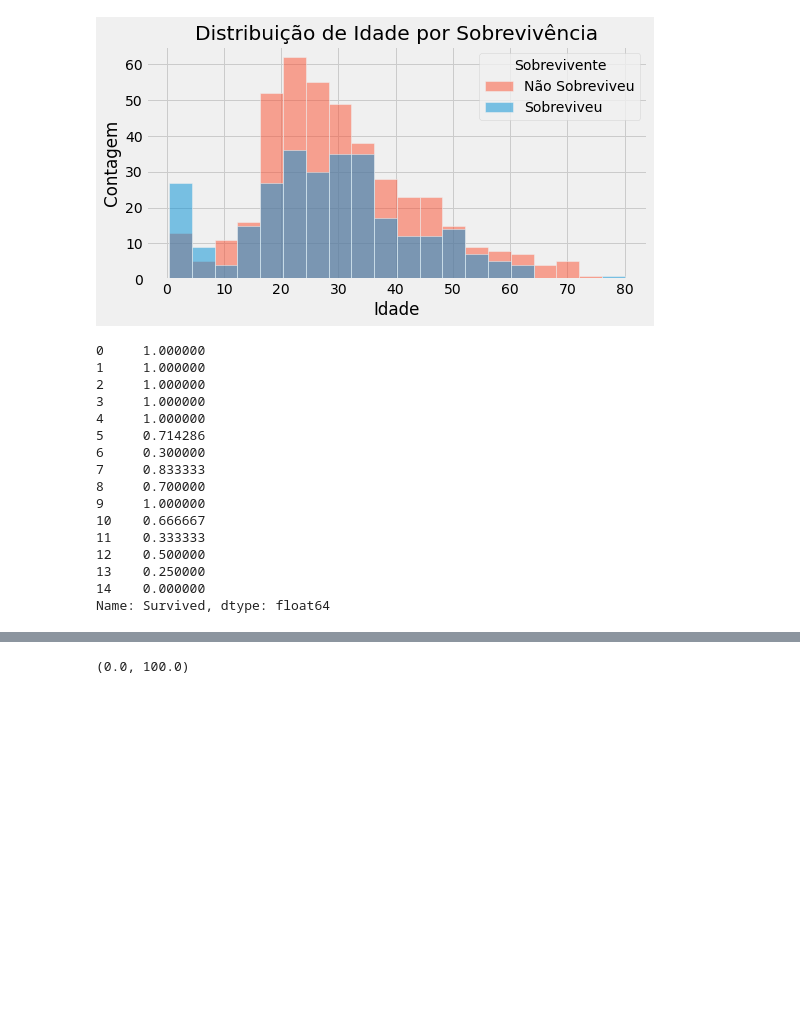
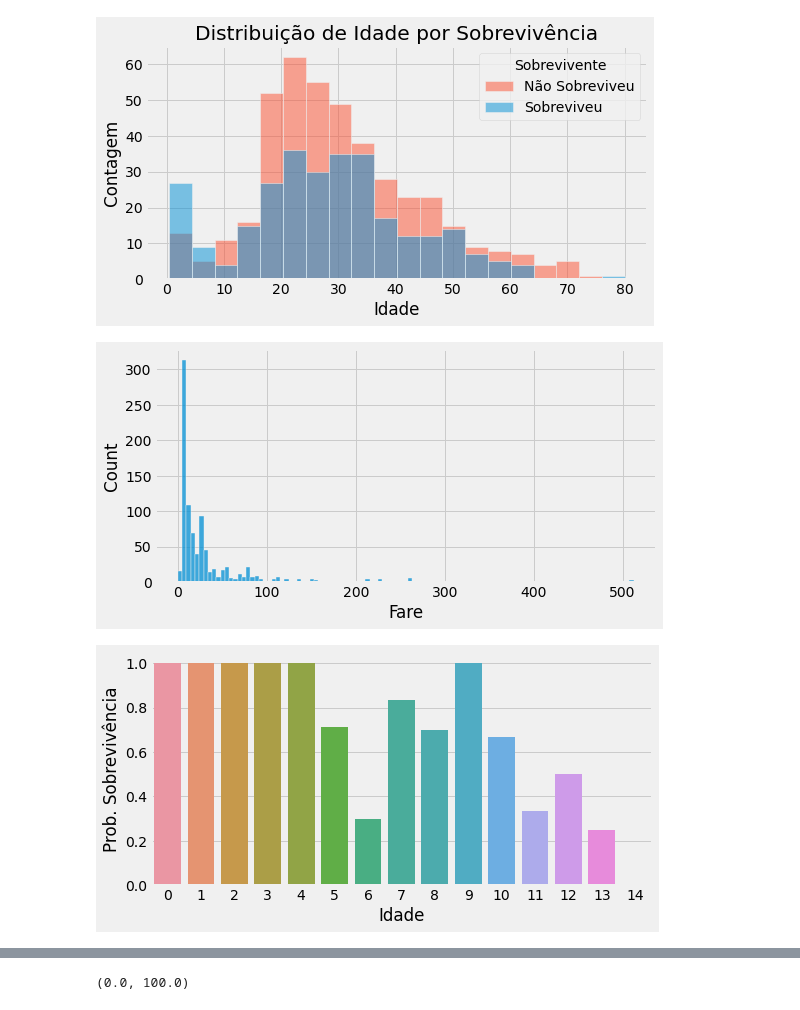
Before and after one commit to MarcosEduard0/Competicao-Tatanic, a Jupyter notebook: Análise do Titanic.ipynb, the cells around one changed output, grey strips where cells are left out. Drawn from its saved outputs; the diff is of its cells as text; code cells hidden in the pictures; blank space fills up the shorter version.

```diff
--- a/Análise do Titanic.ipynb
+++ b/Análise do Titanic.ipynb
@@ -226,22 +219,18 @@ plt.title('Distribuição de Idade por Sobrevivência')
 plt.show()
 # %% [output]
 [figure]
+# %%
+plt.figure(figsize=(8, 4))
+sns.histplot(data=treino, x='Fare')
+plt.show()
+# %% [output]
+[figure, added]
 # %%
-treino[treino.Age <=10].groupby(['Age'], as_index=False).mean()['Survived']
+plt.figure(figsize=(8, 4))
+aggregated_data = treino[treino.Age <=10].groupby(['Age'], as_index=False).mean()
+sns.barplot(data=aggregated_data, x=aggregated_data.index, y='Survived')
+plt.xlabel('Idade')
+plt.ylabel('Prob. Sobrevivência')
+plt.show()
 # %% [output]
-0     1.000000
-1     1.000000
-2     1.000000
-3     1.000000
-4     1.000000
-5     0.714286
-6     0.300000
-7     0.833333
-8     0.700000
-9     1.000000
-10    0.666667
-11    0.333333
-12    0.500000
-13    0.250000
-14    0.000000
-Name: Survived, dtype: float64
+[figure, added]
```
Also changed, not shown: parts of 20 cells of this notebook, 7 other files.
